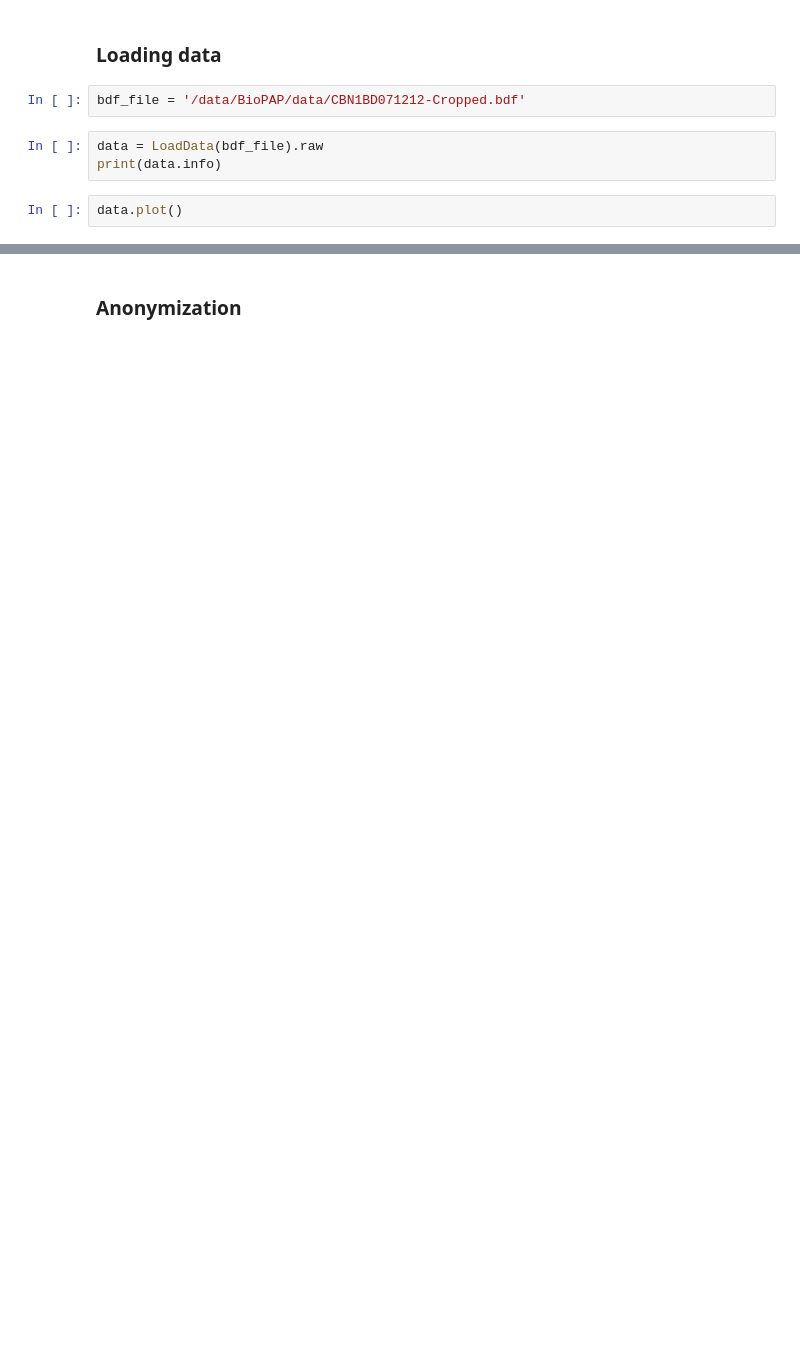
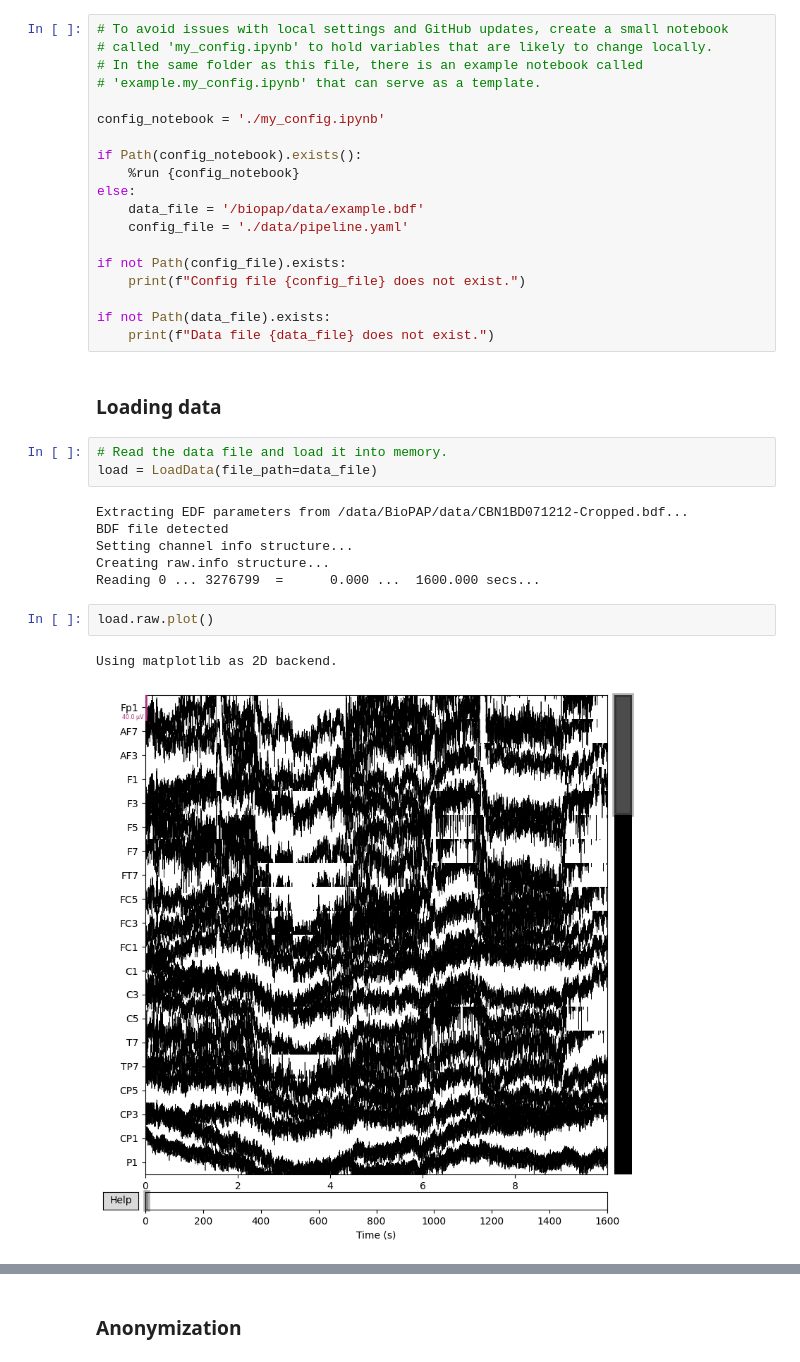
Before and after one commit to CentreForDigitalHumanities/BioPAP, a Jupyter notebook: examples/pipeline.ipynb, the cells around one changed output, grey strips where cells are left out. Drawn from its saved outputs; the diff is of its cells as text; blank space fills up the shorter version.

```diff
--- a/examples/pipeline.ipynb
+++ b/examples/pipeline.ipynb
@@ -16,9 +40,35 @@ import matplotlib.pyplot as plt
+# %%
+# To avoid issues with local settings and GitHub updates, create a small notebook
+# called 'my_config.ipynb' to hold variables that are likely to change locally.
+# In the same folder as this file, there is an example notebook called
+# 'example.my_config.ipynb' that can serve as a template.
+
+config_notebook = './my_config.ipynb'
+
+if Path(config_notebook).exists():
+    %run {config_notebook}
+else:
+    data_file = '/biopap/data/example.bdf'
+    config_file = './data/pipeline.yaml'
+
+if not Path(config_file).exists:
+    print(f"Config file {config_file} does not exist.")
+
+if not Path(data_file).exists:
+    print(f"Data file {data_file} does not exist.")
 # %% [markdown]
 ### Loading data
-# %%
-bdf_file = '/data/BioPAP/data/CBN1BD071212-Cropped.bdf'
-# %%
-data = LoadData(bdf_file).raw
-print(data.info)
-# %%
-data.plot()
+# %%
+# Read the data file and load it into memory.
+load = LoadData(file_path=data_file)
+# %% [output]
+Extracting EDF parameters from /data/BioPAP/data/CBN1BD071212-Cropped.bdf...
+BDF file detected
+Setting channel info structure...
+Creating raw.info structure...
+Reading 0 ... 3276799  =      0.000 ...  1600.000 secs...
+# %%
+load.raw.plot()
+# %% [output]
+Using matplotlib as 2D backend.
+[figure, added]
```
Also changed, not shown: parts of 12 cells of this notebook, 7 other files.
